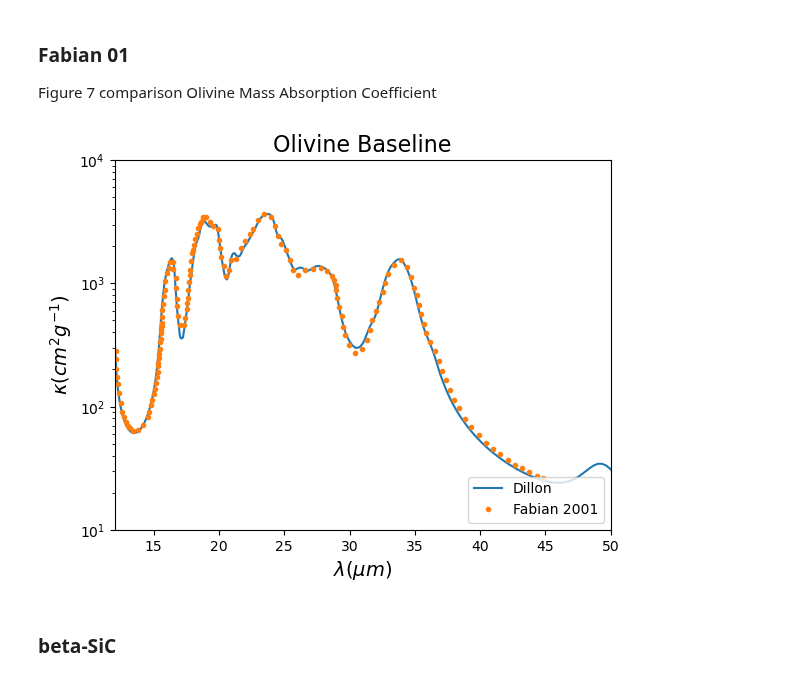
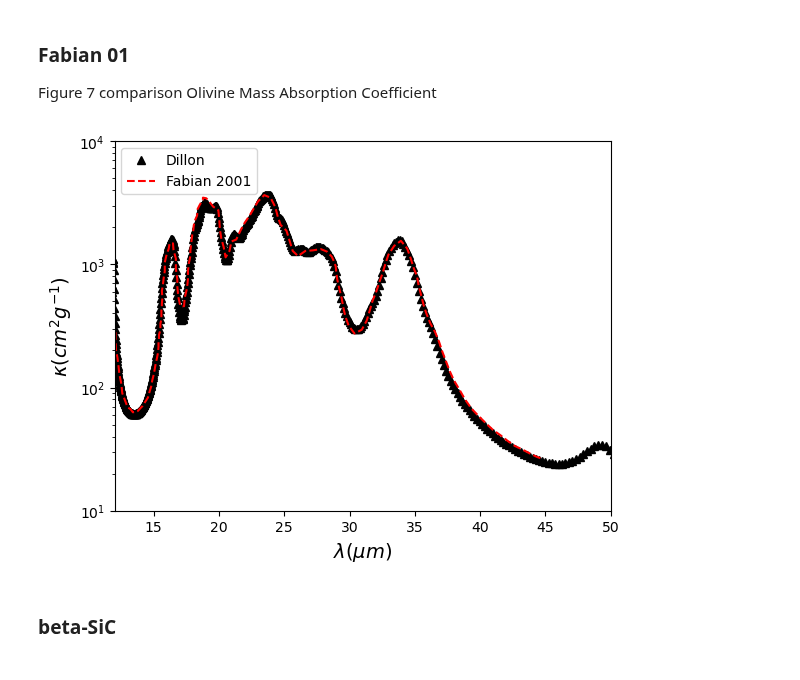
Before and after one commit to astroseandillon/Sean-Dusty, a Jupyter notebook: plot factory.ipynb, the cells around one changed output. Saved outputs shown, nothing was run; the diff lists cells and outputs as text; code cells hidden in the pictures.

```diff
--- a/plot factory.ipynb
+++ b/plot factory.ipynb
@@ -147,38 +150,38 @@ Mass Absorption Coefficient
 # %%
 title = 'Olivine Baseline'
 x1, y1, z1 = np.loadtxt('oliv_nk_zCDE.dat', unpack=True)
 
 
 x2, y2, z2 = np.loadtxt('oliv_nk_yCDE.dat', unpack=True)
 
 x3, y3, z3 = np.loadtxt('oliv_nk_xCDE.dat', unpack=True)
 x4, y4, z4 = np.loadtxt('oli10oli10oli10.dat', unpack=True)
 x5, y5 = np.loadtxt('cde1_fab01_fig7_olivine.csv', delimiter=',', skiprows=1, unpack=True)
 y4 = np.average((y1,y2[:-1],y3[:-2]),axis=0)
 rho = 3.33e-4 # density in g um**-3
 k4 = y4/(v_avg * rho)
 fig, ax = plt.subplots()
 
 ax.set(xscale='linear', yscale='log')
 
-ax.set_title(title, fontsize=16)
+# ax.set_title(title, fontsize=16)
 ax.set_xlabel(r'$\lambda (\mu m)$', fontsize=14)
 ax.set_ylabel(r'$\kappa (cm^2 g^{-1})$', fontsize=14)
 ax.set_xlim(12,50)
 
 
 ax.set_ylim(10,10000)
 
-ax.plot(x4, k4, label='Dillon')
+ax.plot(x4, k4, 'k^',label='Dillon')
 
 
 
-ax.plot(x5, y5,'.', label='Fabian 2001')
-ax.legend(loc='lower right')
+ax.plot(x5, y5,'r--', label='Fabian 2001')
+ax.legend(loc='upper left')
 plt.savefig(fd+"{}.png".format(title))
 plt.show()
 # %% [output]
-[figure, old version]
+[figure, new version]
 # %% [markdown]
 ### beta-SiC
 # %%
```
Also changed, not shown: parts of 5 cells of this notebook, 14 other files.
